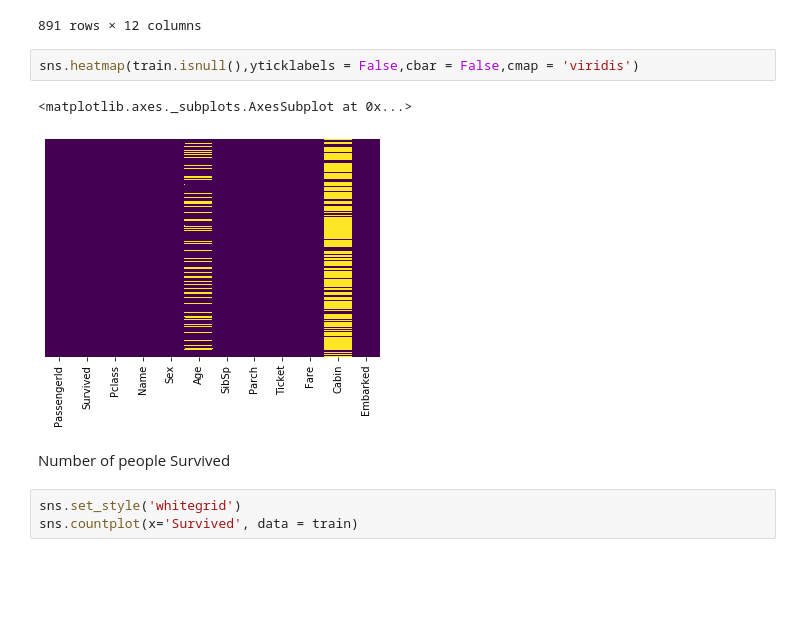
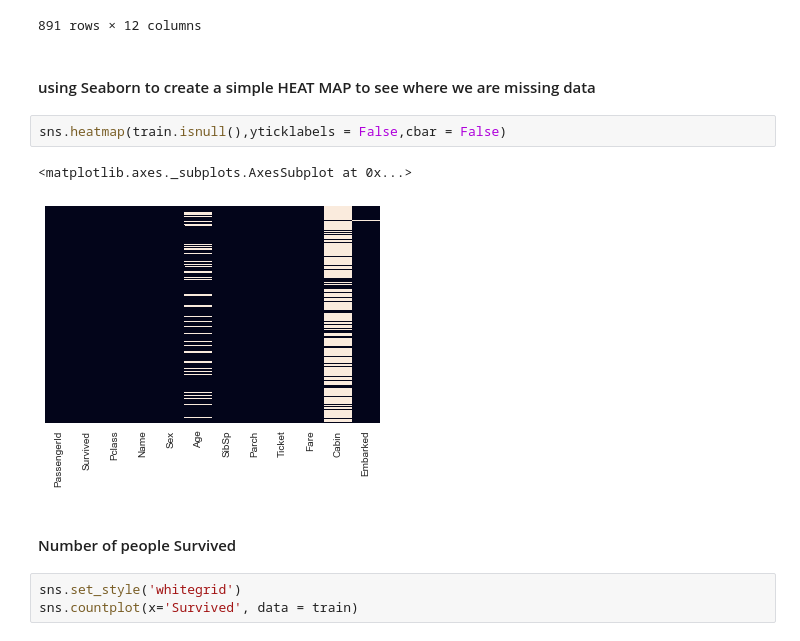
Before and after one commit to taraxdev/Titanic-Survival-Exploration, a Jupyter notebook: Titanic Exploratory Data Analysis.ipynb, the cells around one changed output. Cells and saved outputs as stored; diff of their text form; blank space fills up the shorter version.

```diff
--- a/Titanic Exploratory Data Analysis.ipynb
+++ b/Titanic Exploratory Data Analysis.ipynb
@@ -34,13 +48,15 @@ train.isnull()
 | 889 | False | False | False | False | False | False | False | False | False | False | ... |
 | 890 | False | False | False | False | False | False | False | False | False | False | ... |
 891 rows × 12 columns
+# %% [markdown]
+#### using Seaborn to create a simple HEAT MAP to see where we are missing data
 # %%
-sns.heatmap(train.isnull(),yticklabels = False,cbar = False,cmap = 'viridis')
+sns.heatmap(train.isnull(),yticklabels = False,cbar = False)
 # %% [output]
 <matplotlib.axes._subplots.AxesSubplot at 0x...>
-[figure, old version]
+[figure, new version]
 # %% [markdown]
-Number of people Survived
+#### Number of people Survived
 # %%
 sns.set_style('whitegrid')
 sns.countplot(x='Survived', data = train)
```
Also changed, not shown: parts of 31 cells of this notebook.
